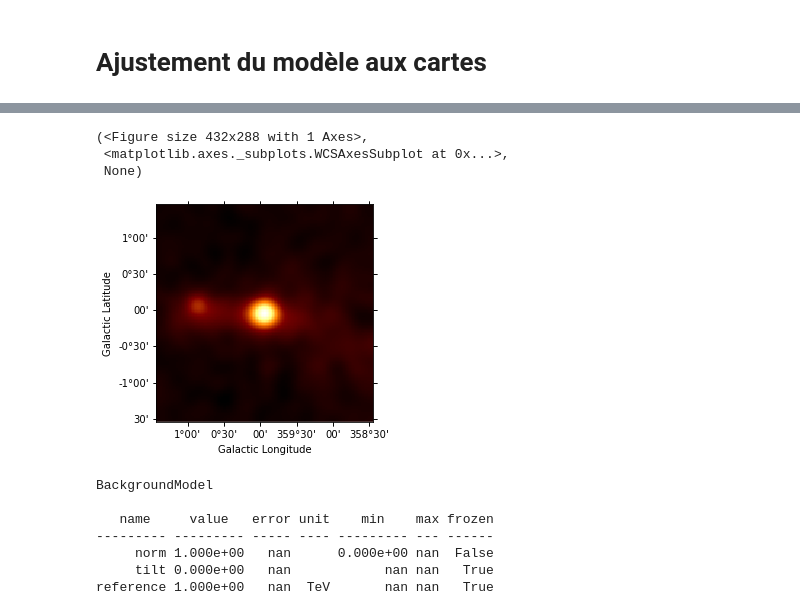
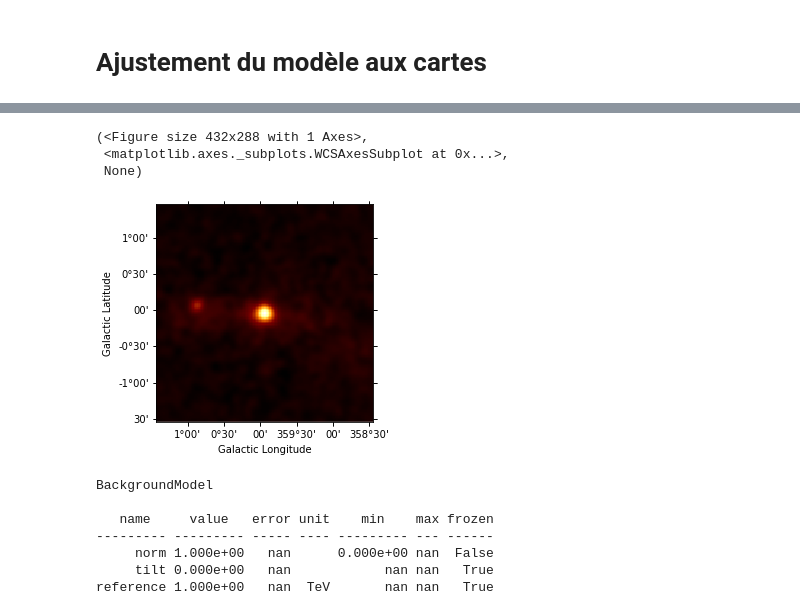
Before and after one commit to SamZouari/hess, a Jupyter notebook: notebooks0.15/analyse3D/evolution_3compin1_diffuse.ipynb, the cells around one changed output, grey strips where cells are left out. Cells and saved outputs as stored; diff of their text form; code cells hidden in the pictures.

```diff
--- a/notebooks0.15/analyse3D/evolution_3compin1_diffuse.ipynb
+++ b/notebooks0.15/analyse3D/evolution_3compin1_diffuse.ipynb
@@ -87,7 +87,7 @@ for k in range (2004,2020):
 
 for year in range(2004,2020):
 
-    filename = "$GAMMAPY_DATA/mapdataset_hess/mapsdataset_ash_108arcmin/mapdataset" +str(year)+".fits.gz"
+    filename = "$GAMMAPY_DATA/mapdataset_hess/mapsdataset_ash_108arcmin_sansbkg-peak/mapdataset" +str(year)+".fits.gz"
     mapdataset_dict[year] = MapDataset.read(filename)
 # %% [markdown]
 ## Modèle de la source
@@ -324,13 +311,13 @@ Wall time: 11.1 s
 # %%
 count = mapdataset_dict[2004].counts
 bkg = mapdataset_dict[2004].background_model.evaluate()
 excess = count - bkg
-excess.sum_over_axes().cutout(src_pos,3*u.deg).smooth('0.1 deg').plot()
+excess.sum_over_axes().cutout(src_pos,3*u.deg).smooth('0.05 deg').plot()
 # %% [output]
 (<Figure size 432x288 with 1 Axes>,
  <matplotlib.axes._subplots.WCSAxesSubplot at 0x...>,
  None)
-[figure, old version]
+[figure, new version]
 # %%
 print(mapdataset_dict[2004].background_model)
 # %% [output]
```
Also changed, not shown: parts of 12 cells of this notebook, 4 other files.
